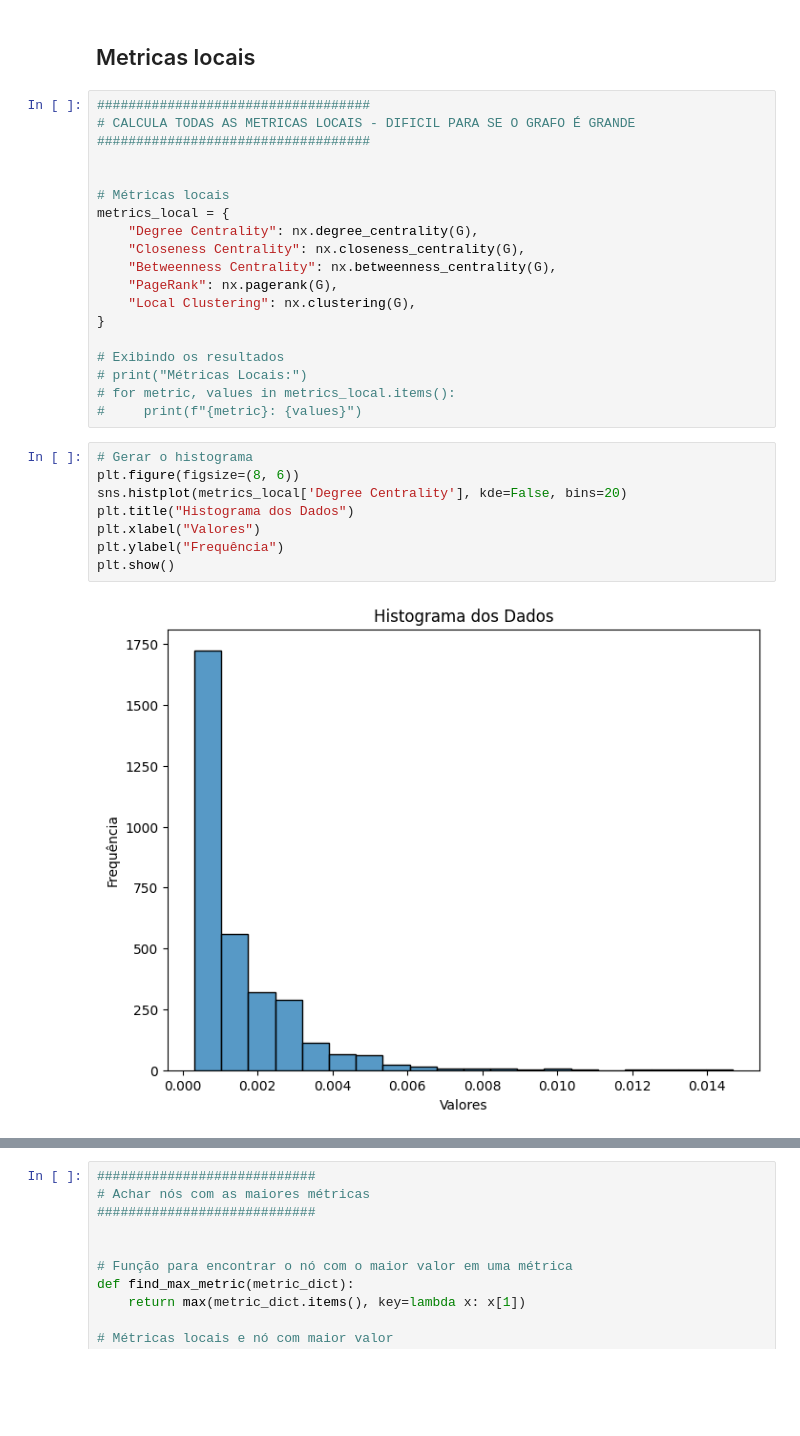
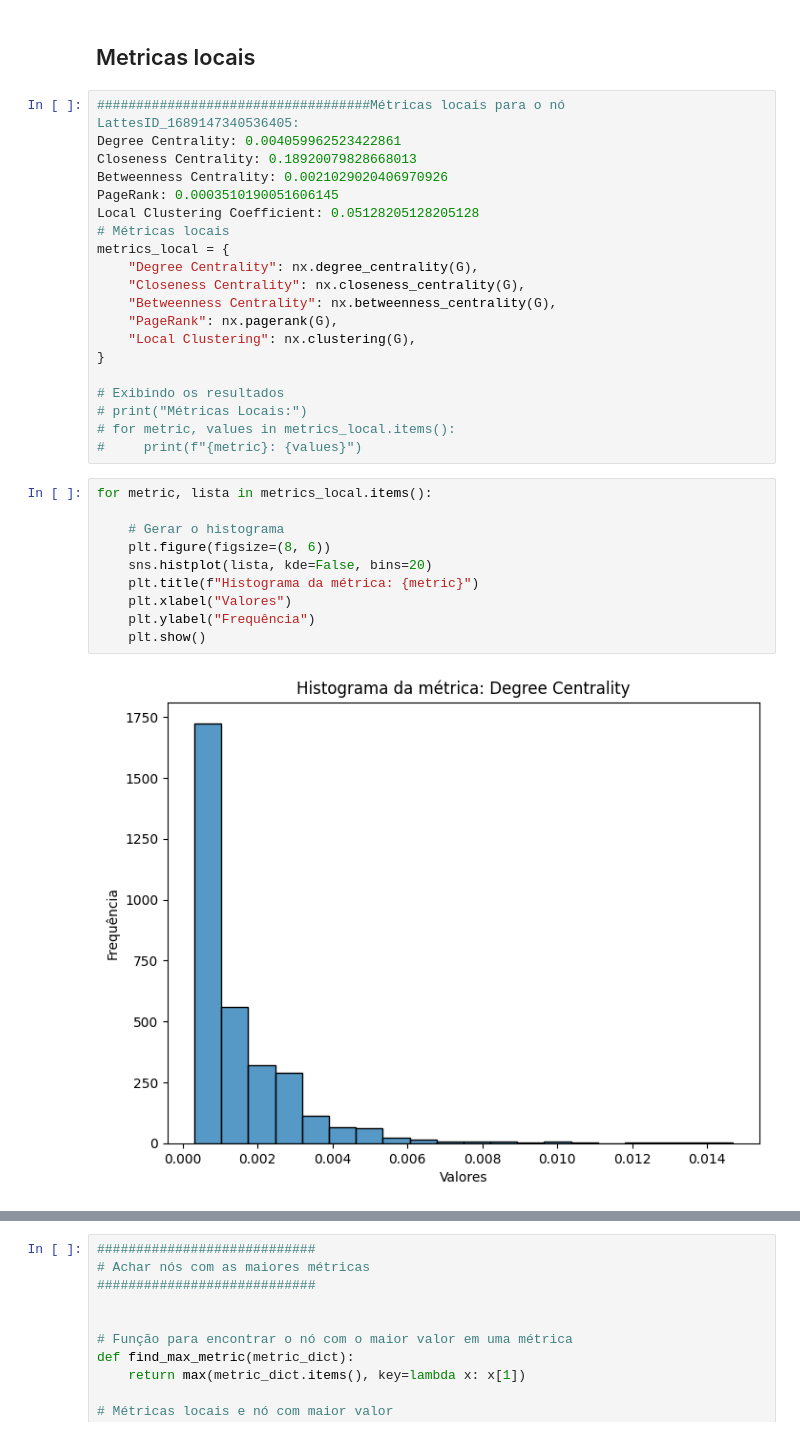
Before and after one commit to yagoprimerano/Network-Analysis-Lattes, a Jupyter notebook: notebooks/2.analysis.ipynb, the cells around one changed output, grey strips where cells are left out. Saved outputs shown, nothing was run; the diff lists cells and outputs as text; blank space fills up the shorter version.

```diff
--- a/notebooks/2.analysis.ipynb
+++ b/notebooks/2.analysis.ipynb
@@ -387,11 +401,12 @@ Essas métricas abrangem características estruturais importantes, permitindo an
 # %% [markdown]
 ## Metricas locais
 # %%
-###################################
-# CALCULA TODAS AS METRICAS LOCAIS - DIFICIL PARA SE O GRAFO É GRANDE
-###################################
-
-
+###################################Métricas locais para o nó LattesID_1689147340536405:
+Degree Centrality: 0.004059962523422861
+Closeness Centrality: 0.18920079828668013
+Betweenness Centrality: 0.0021029020406970926
+PageRank: 0.0003510190051606145
+Local Clustering Coefficient: 0.05128205128205128
 # Métricas locais
 metrics_local = {
     "Degree Centrality": nx.degree_centrality(G),
@@ -406,12 +421,14 @@ metrics_local = {
 # for metric, values in metrics_local.items():
 #     print(f"{metric}: {values}")
 # %%
-# Gerar o histograma
-plt.figure(figsize=(8, 6))
-sns.histplot(metrics_local['Degree Centrality'], kde=False, bins=20)
-plt.title("Histograma dos Dados")
-plt.xlabel("Valores")
-plt.ylabel("Frequência")
-plt.show()
+for metric, lista in metrics_local.items():
+
+    # Gerar o histograma
+    plt.figure(figsize=(8, 6))
+    sns.histplot(lista, kde=False, bins=20)
+    plt.title(f"Histograma da métrica: {metric}")
+    plt.xlabel("Valores")
+    plt.ylabel("Frequência")
+    plt.show()
 # %% [output]
-[figure, old version]
+[figure, new version]
```
Also changed, not shown: parts of 8 cells of this notebook, 1 other file.
